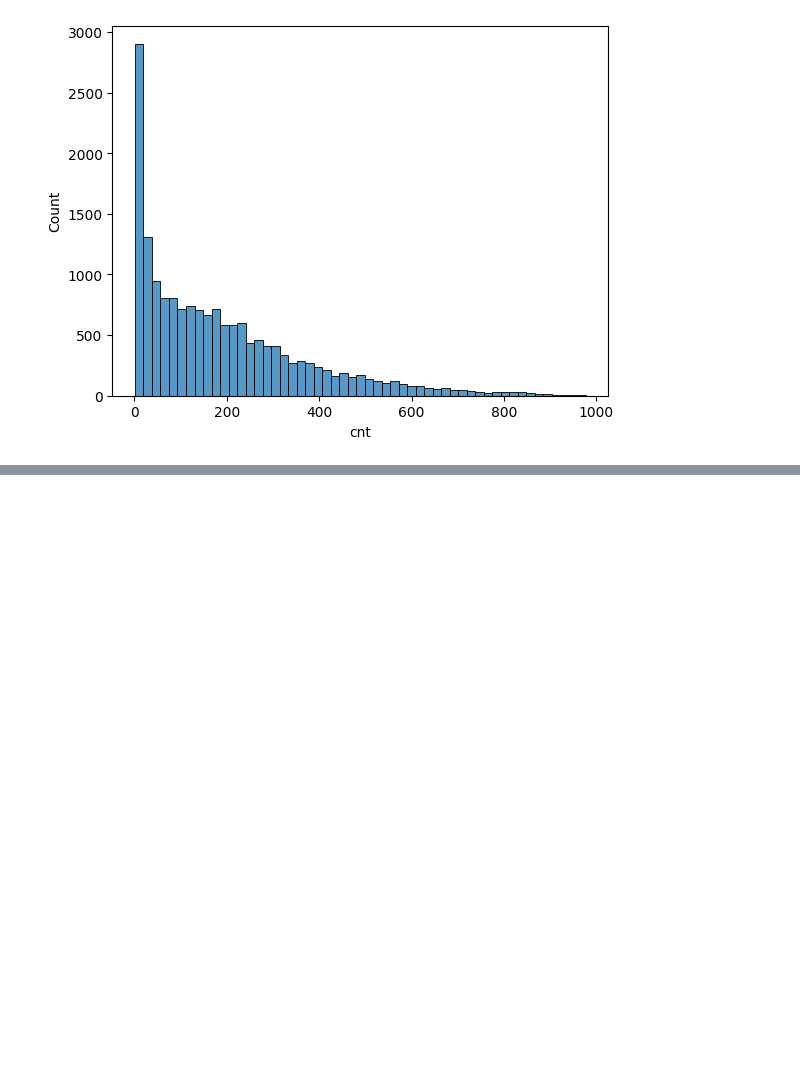
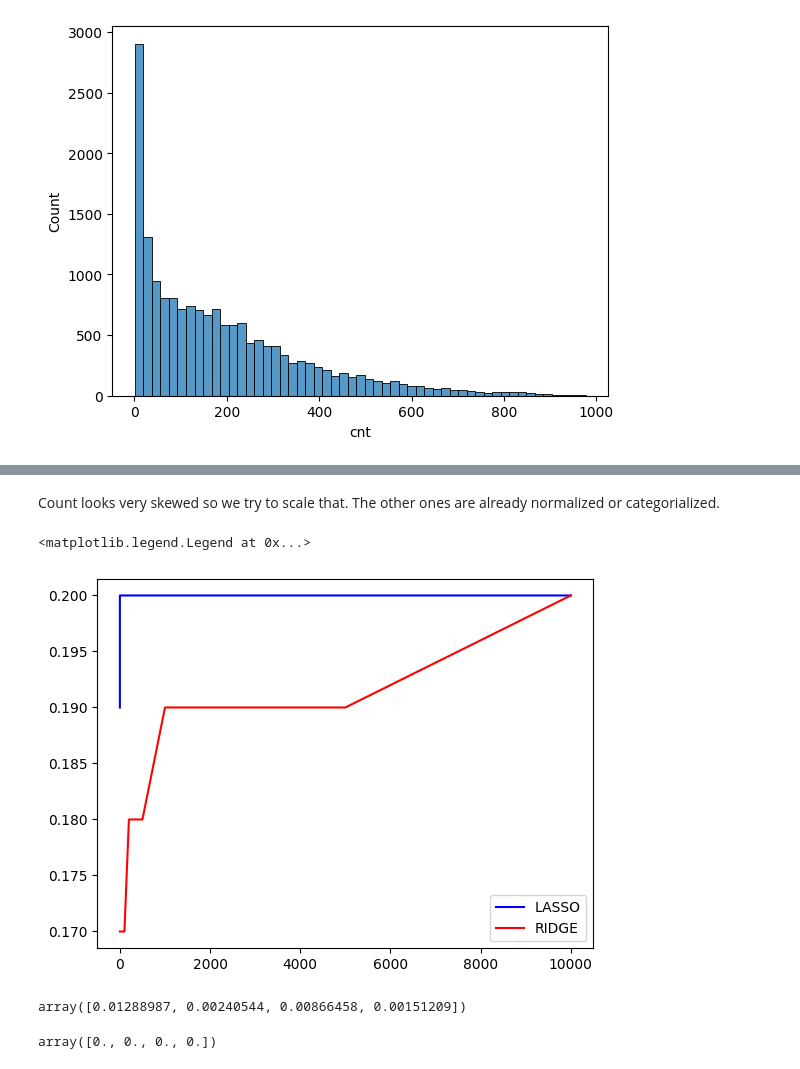
Before and after one commit to drasbaek/DataSci-AU-24, a Jupyter notebook: nbs/class_02/group_17/exercise.ipynb, the cells around one changed output, grey strips where cells are left out. Cells and saved outputs as stored; diff of their text form; code cells hidden in the pictures; blank space fills up the shorter version.

```diff
--- a/nbs/class_02/group_17/exercise.ipynb
+++ b/nbs/class_02/group_17/exercise.ipynb
@@ -176,0 +234,54 @@ MAE score for Linear Regression on X3: 181.47
+# %% [markdown]
+Count looks very skewed so we try to scale that. The other ones are already normalized or categorialized.
+# %%
+# creating the y and X for all models
+y = np.array(data["cnt"])
+
+# scale the y variable from 0 to 1
+scaler = MinMaxScaler(feature_range=(0, 1))
+y = scaler.fit_transform(y.reshape(-1,1)).reshape(-1)
+
+# split into train, val and test again
+y_train = y[:first_70]
+y_val = y[first_70:next_15]
+y_test = y[next_15:]
+# %%
+alphas = [0.01, 0.1, 1, 5, 10, 25, 50, 100, 200, 300, 400, 500, 1000, 2500, 5000, 10000]
+lasso_mae = []
+ridge_mae = []
+
+for alpha in alphas:
+    # init model
+    lasso_model = linear_model.Lasso(alpha=alpha)
+    ridge_model = linear_model.Ridge(alpha=alpha)
+
+    # fit model
+    lasso_model.fit(train_Xs[2], y_train)
+    ridge_model.fit(train_Xs[2], y_train)
+
+    # predict on the validation
+    X_predict_lasso = lasso_model.predict(val_Xs[2])
+    X_predict_ridge = ridge_model.predict(val_Xs[2])
+
+    # evaluate the predictions
+    mae_lasso = round(mean_absolute_error(X_predict_lasso, y_val),2)
+    mae_ridge = round(mean_absolute_error(X_predict_ridge, y_val),2)
+
+    lasso_mae.append(mae_lasso)
+    ridge_mae.append(mae_ridge)
+# %%
+plt.Figure()
+plt.plot(alphas, lasso_mae, color = "blue")
+plt.plot(alphas, ridge_mae, color = "red")
+plt.legend(labels = ["LASSO", "RIDGE"])
+# %% [output]
+<matplotlib.legend.Legend at 0x...>
+[figure, added]
+# %%
+ridge_model.coef_
+# %% [output]
+array([0.01288987, 0.00240544, 0.00866458, 0.00151209])
+# %%
+lasso_model.coef_
+# %% [output]
+array([0., 0., 0., 0.])
```
Also changed, not shown: parts of 9 cells of this notebook.
